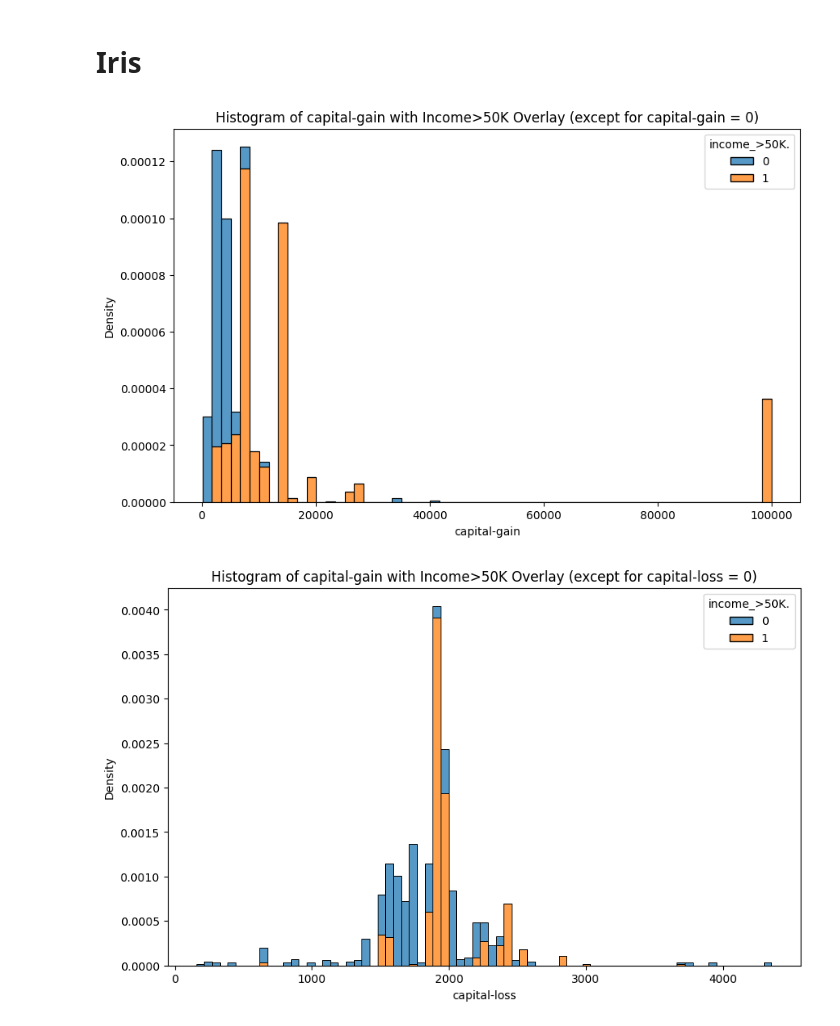
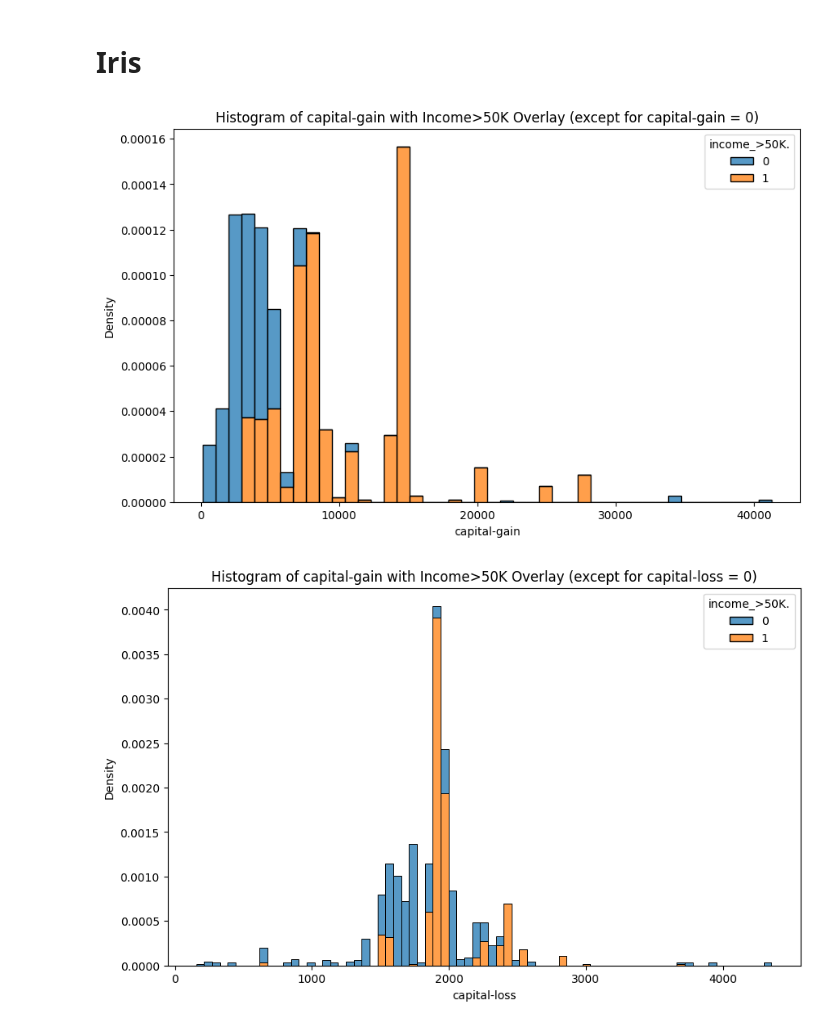
Before and after one commit to eric-pding/RSM8413_Group_Assignment_1, a Jupyter notebook: RSM8413_Group_Assignment_3.ipynb, the cells around one changed output. Cells and saved outputs as stored; diff of their text form; code cells hidden in the pictures.

```diff
--- a/RSM8413_Group_Assignment_3.ipynb
+++ b/RSM8413_Group_Assignment_3.ipynb
@@ -457,18 +457,18 @@ It's in line with expectation: managers and special professionals earn more than
 # %% [markdown]
 # Iris
 # %%
-filtered_data = data_train[data_train['capital-gain'] != 0]
+filtered_data = data_train[(data_train['capital-gain'] != 0) & (data_train['capital-gain'] <= 80000)]
 
 plt.figure(figsize=(10, 6))
 sns.histplot(data=filtered_data, x='capital-gain', hue='income_>50K.', multiple='stack', stat='density', common_norm=True)
 
 plt.title('Histogram of capital-gain with Income>50K Overlay (except for capital-gain = 0)')
 plt.xlabel('capital-gain')
 plt.ylabel('Density')
 
 plt.show()
 # %% [output]
-[figure, old version]
+[figure, new version]
 # %%
 filtered_data = data_train[data_train['capital-loss'] != 0]
 
```
